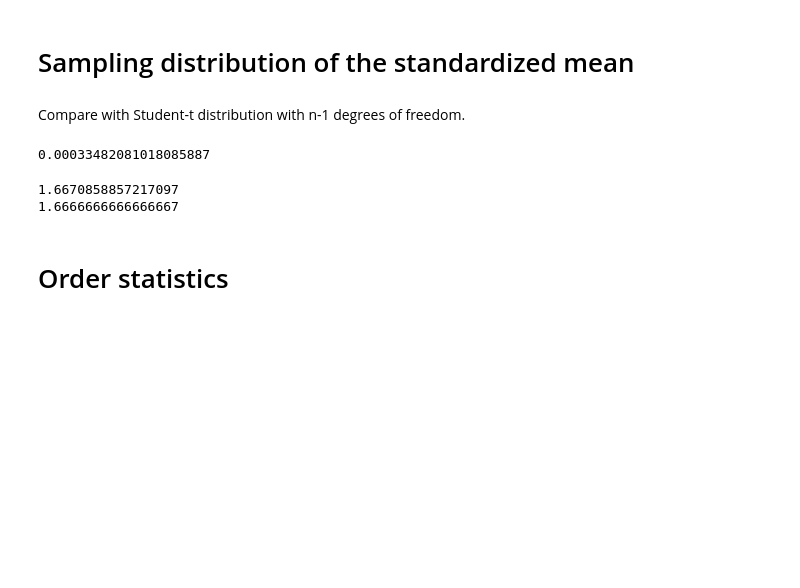
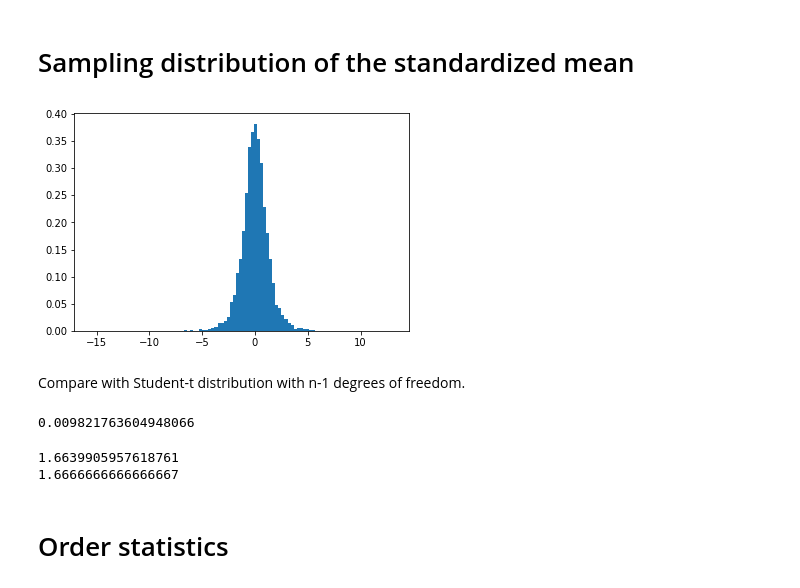
Before and after one commit to khaichiong/meco7312, a Jupyter notebook: Lecture5.ipynb, the cells around one changed output. Drawn from its saved outputs; the diff is of its cells as text; code cells hidden in the pictures; blank space fills up the shorter version.

```diff
--- a/Lecture5.ipynb
+++ b/Lecture5.ipynb
@@ -92,7 +91,7 @@ print((2*sd**4)/(n-1))
 # Sampling distribution of the standardized mean
 # %%
 n = 6 #sample size
-s = 1000000 #number of experiments
+s = 10000 #number of experiments
 mu = 1
 sd = 2
 x = np.random.normal(mu,sd,(n,s))
@@ -101,17 +100,21 @@ sample_means = np.mean(x,axis=0)
 sample_var = np.var(x,axis=0,ddof=1)
 # %%
 standardized_means = (sample_means-mu)/(np.sqrt(sample_var/n))
+plt.hist(standardized_means,bins=100,density=True)
+plt.show()
+# %% [output]
+[figure, added]
 # %% [markdown]
 Compare with Student-t distribution with n-1 degrees of freedom.
 # %%
 print(np.mean(standardized_means))
 # %% [output]
-0.00033482081018085887
+0.009821763604948066
 # %%
 print(np.var(standardized_means))
 print((n-1)/(n-3))
 # %% [output]
-1.6670858857217097
+1.6639905957618761
 1.6666666666666667
 # %% [markdown]
 # Order statistics
```
Also changed, not shown: parts of 13 cells of this notebook.
